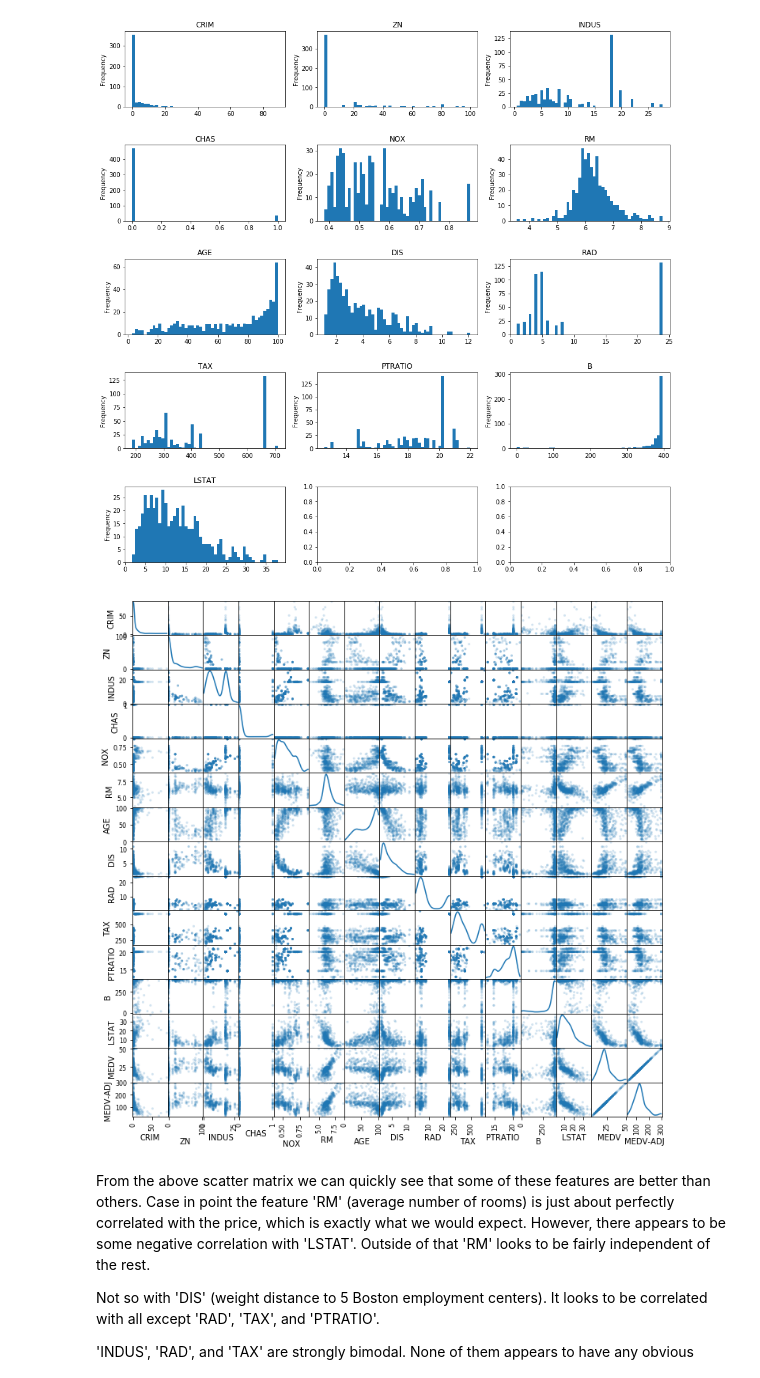
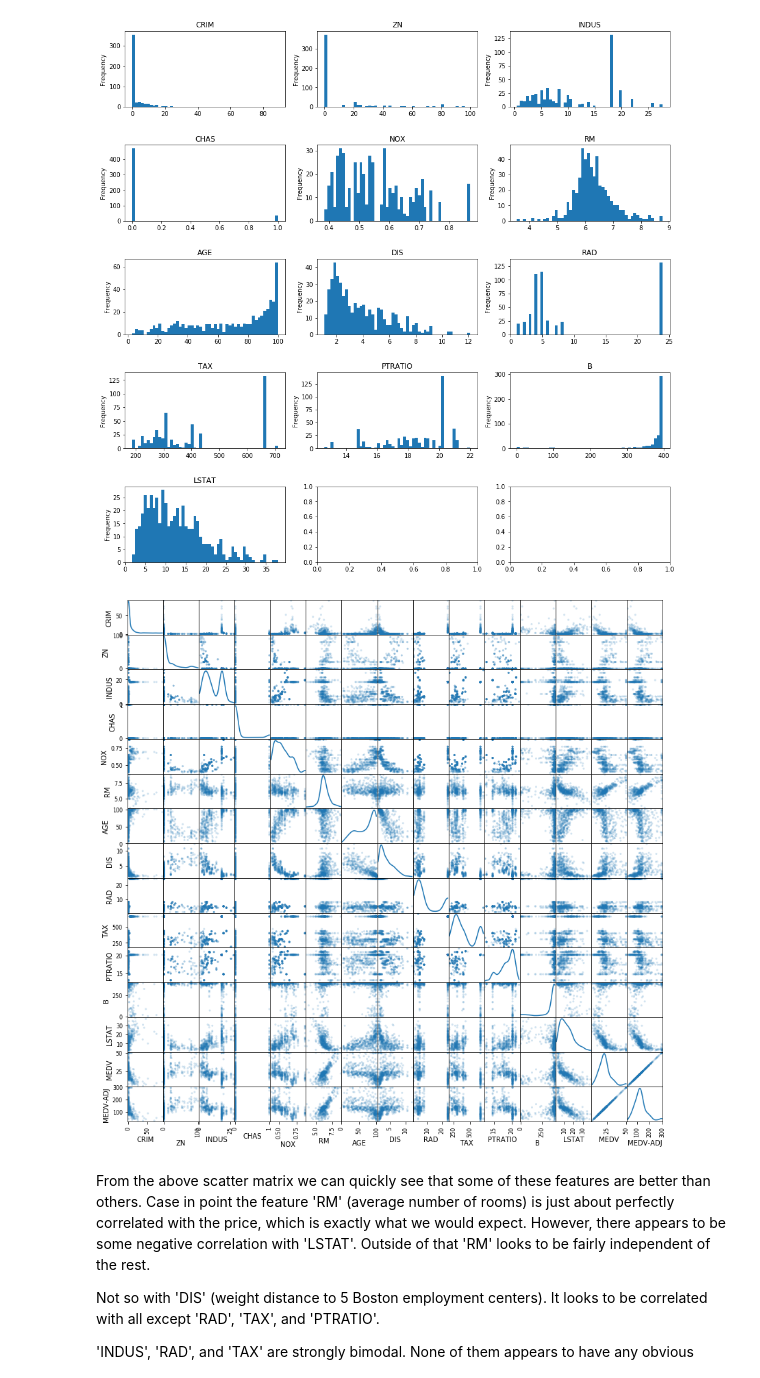
Before and after one commit to Tashwini12/Boston-Housing, a Jupyter notebook: boston_housing.ipynb, the cells around one changed output. Drawn from its saved outputs; the diff is of its cells as text; code cells hidden in the pictures.

```diff
--- a/boston_housing.ipynb
+++ b/boston_housing.ipynb
@@ -177,9 +177,9 @@ for i in range(0,13):
 # %%
 from pandas.plotting import scatter_matrix
 
-scatter_matrix(data, alpha=0.2, figsize=(12, 12), diagonal='kde');
+scatter_matrix(data, alpha=0.2, figsize=(16, 16), diagonal='kde');
 # %% [output]
-[figure, old version]
+[figure, new version]
 # %% [markdown]
 From the above scatter matrix we can quickly see that some of these features are better than others. Case in point the feature 'RM' (average number of rooms) is just about perfectly correlated with the price, which is exactly what we would expect. However, there appears to be some negative correlation with 'LSTAT'. Outside of that 'RM' looks to be fairly independent of the rest.
 
```
Also changed, not shown: parts of 9 cells of this notebook.
